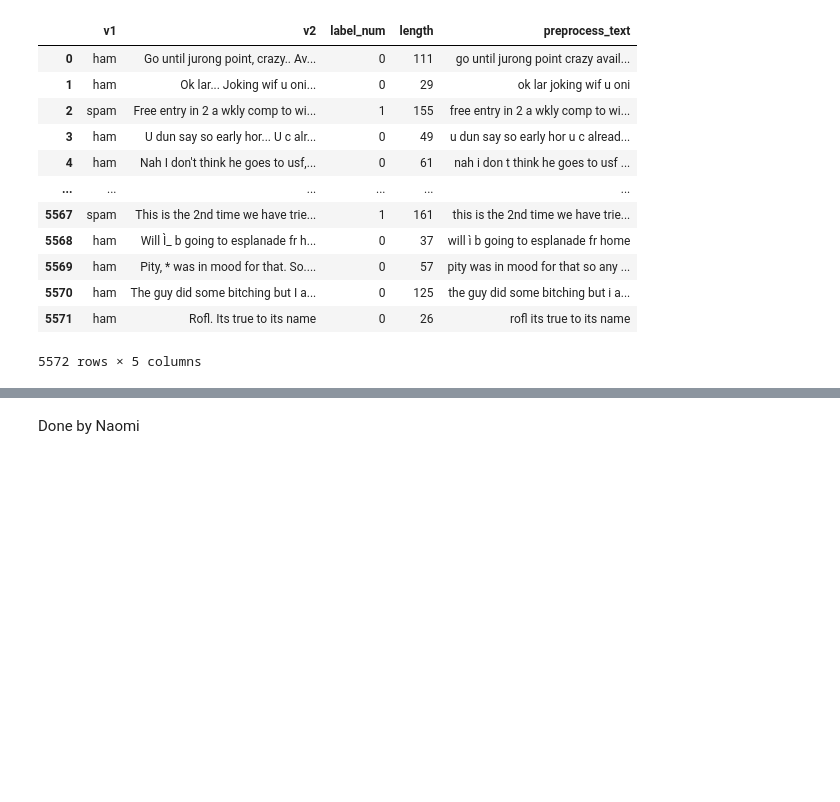
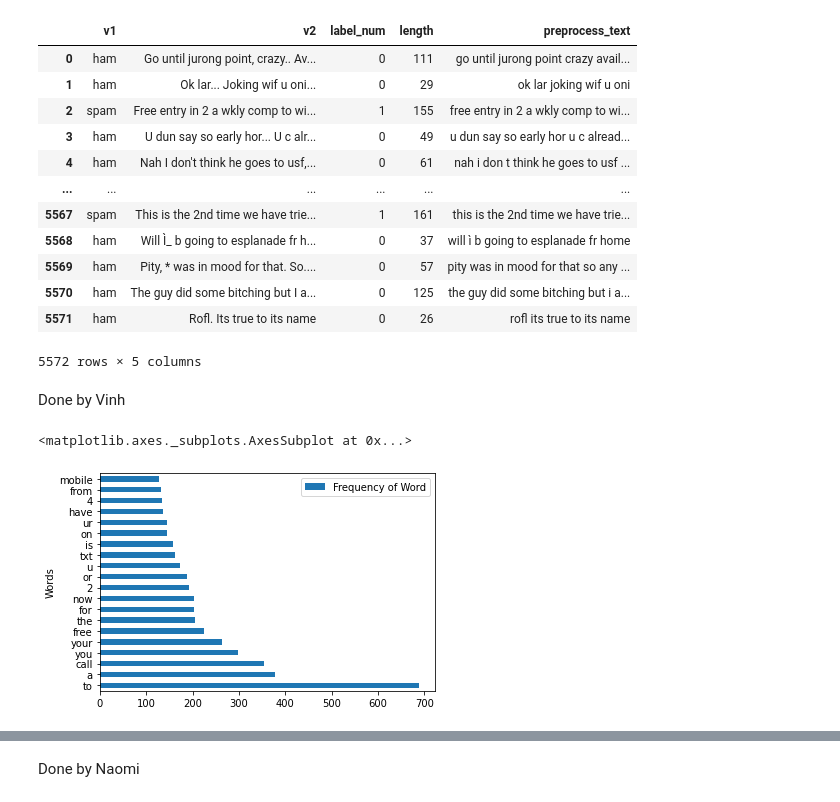
Before and after one commit to BrindaPuri/ECS171-SpamFiltering, a Jupyter notebook: SpamFilter.ipynb, the cells around one changed output, grey strips where cells are left out. Cells and saved outputs as stored; diff of their text form; code cells hidden in the pictures; blank space fills up the shorter version.

```diff
--- a/SpamFilter.ipynb
+++ b/SpamFilter.ipynb
@@ -162,3 +174,16 @@ Top 100 words
 | 5570 | ham | The guy did some bitching but I a... | 0 | 125 | the guy did some bitching but i a... |
 | 5571 | ham | Rofl. Its true to its name | 0 | 26 | rofl its true to its name |
 5572 rows × 5 columns
+# %% [markdown]
+Done by Vinh
+# %%
+#spam messages
+spam=df.loc[df['v1'] == 'spam']
+spam_common=Counter(" ".join(spam["preprocess_text"]).split()).most_common(20)
+spam_df=pd.DataFrame(spam_common)
+spam_df.columns=['Words','Frequency of Word']
+spam_df
+spam_df.plot.barh(x='Words')
+# %% [output]
+<matplotlib.axes._subplots.AxesSubplot at 0x...>
+[figure, added]
```
Also changed, not shown: parts of 3 cells of this notebook.
